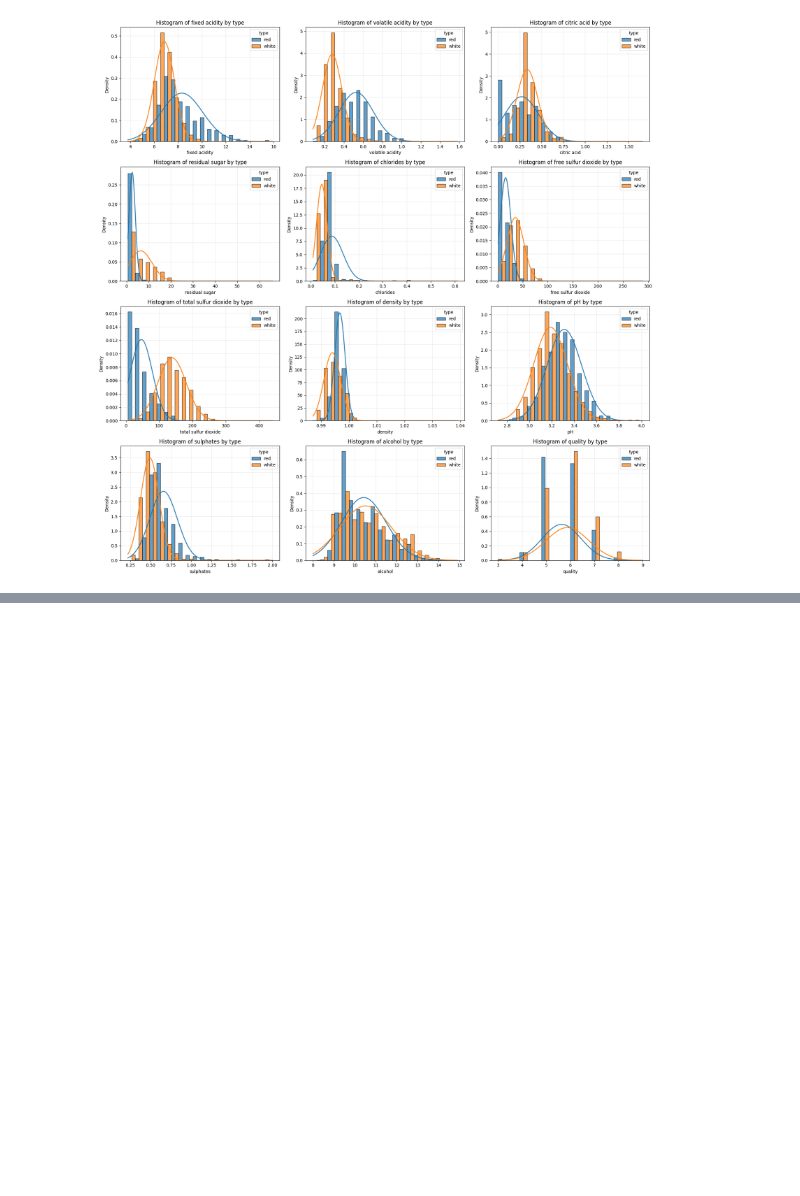
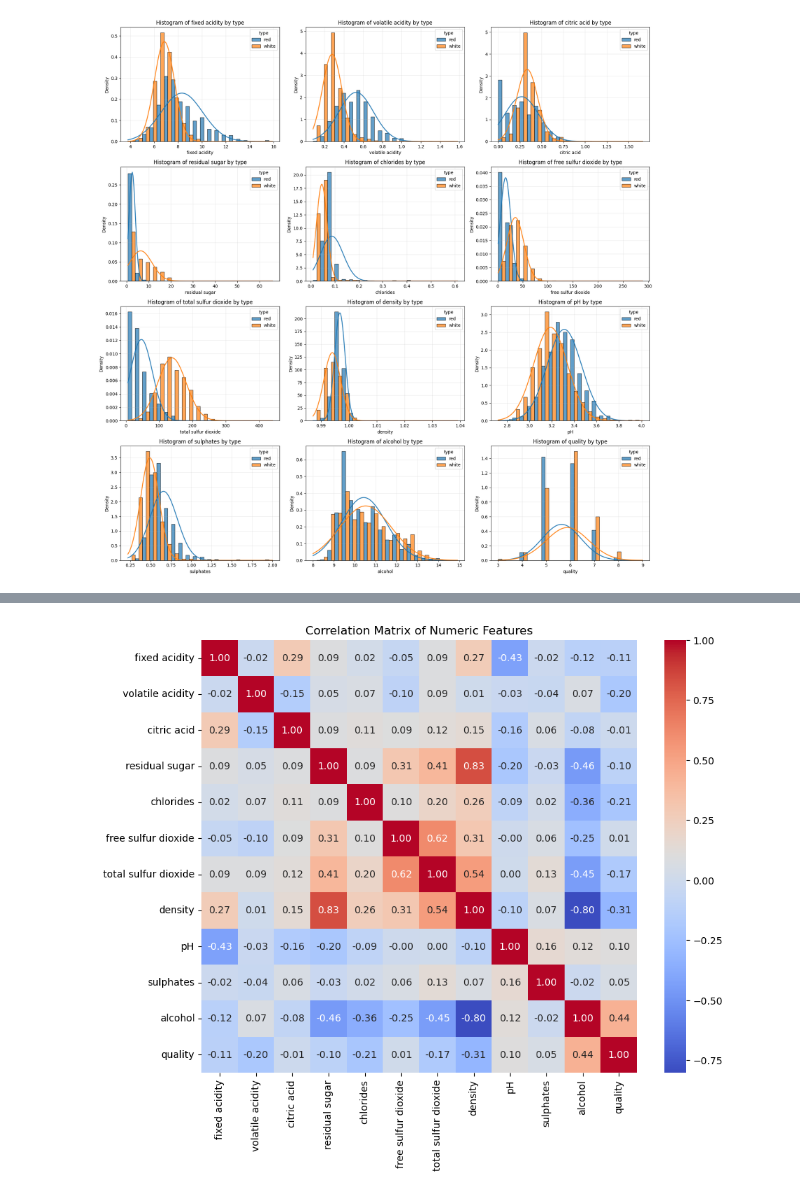
Before and after one commit to AndyTheDragon/dat4bi-mp2, a Jupyter notebook: MP2_report.ipynb, the cells around one changed output, grey strips where cells are left out. Cells and saved outputs as stored; diff of their text form; code cells hidden in the pictures; blank space fills up the shorter version.

```diff
--- a/MP2_report.ipynb
+++ b/MP2_report.ipynb
@@ -82,0 +163,4 @@ pl.show_correlation_heatmap(white_wine_scaled, method="cov", title="White wine (
+# %%
+pl.show_correlation_heatmap(white_wine_df)
+# %% [output]
+[figure, added]
```
Also changed, not shown: parts of 28 cells of this notebook.
